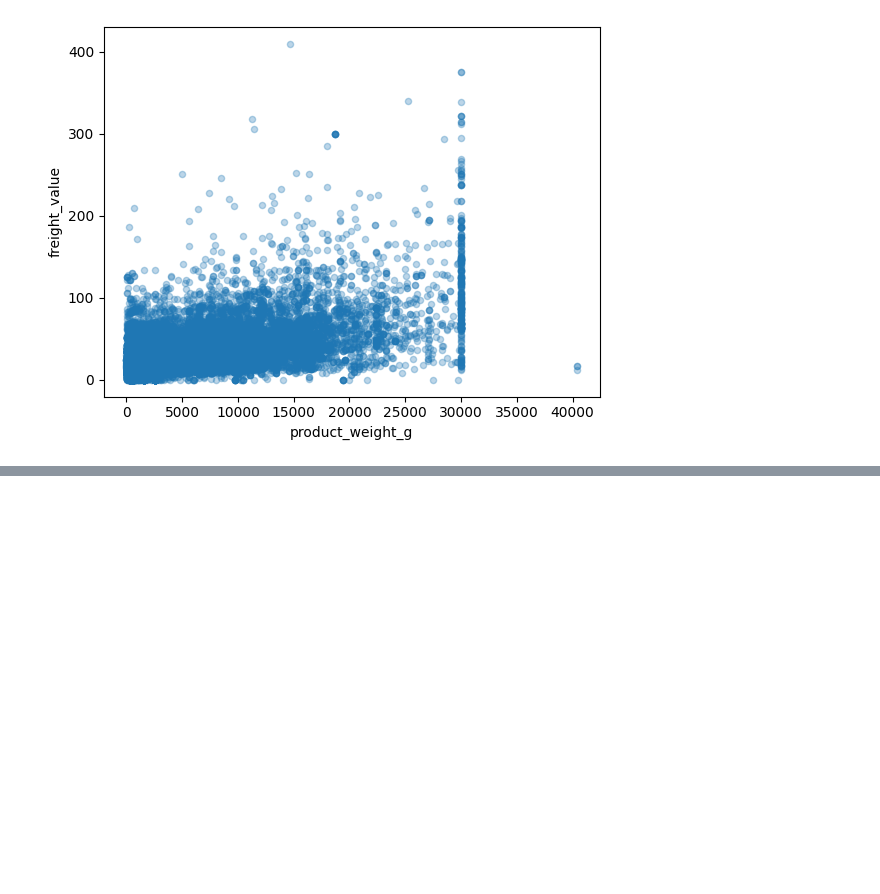
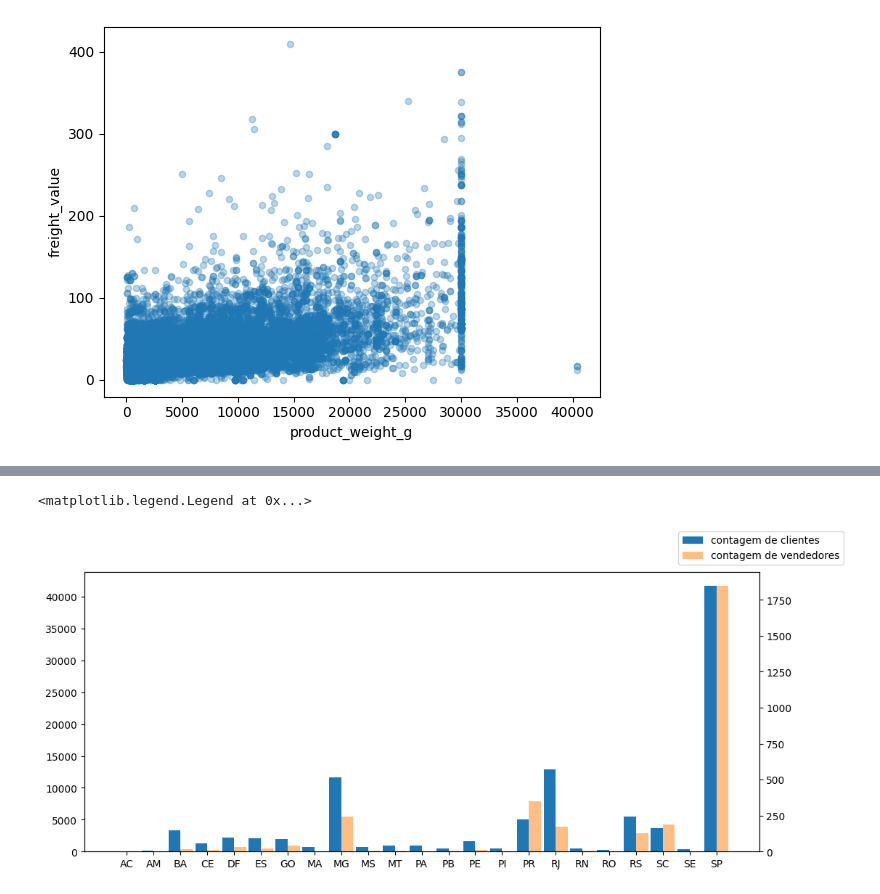
Before and after one commit to LucasPLK/Harve, a Jupyter notebook: Pratica Olist/analise.ipynb, the cells around one changed output, grey strips where cells are left out. Saved outputs shown, nothing was run; the diff lists cells and outputs as text; code cells hidden in the pictures; blank space fills up the shorter version.

```diff
--- a/Pratica Olist/analise.ipynb
+++ b/Pratica Olist/analise.ipynb
@@ -600,0 +654,14 @@ df_order_item_product.plot.scatter(x='product_weight_g', y='freight_value', alph
+# %%
+fig, ax = plt.subplots(figsize=(12, 5))
+
+ind = np.arange(df_customer_seller['state'].nunique())
+width = 0.45
+
+ax.bar(x=ind, height=df_customer_seller['customer_id'], label='contagem de clientes', width=width)
+ax_r = ax.twinx()
+ax_r.bar(x=ind+width, height=df_customer_seller['seller_id'], color='C1', alpha=0.5, label='contagem de vendedores', width=width)
+plt.xticks(ind + width / 2, df_customer_seller['state'].unique())
+fig.legend()
+# %% [output]
+<matplotlib.legend.Legend at 0x...>
+[figure, added]
```
Also changed, not shown: parts of 8 cells of this notebook, 1 other file.
